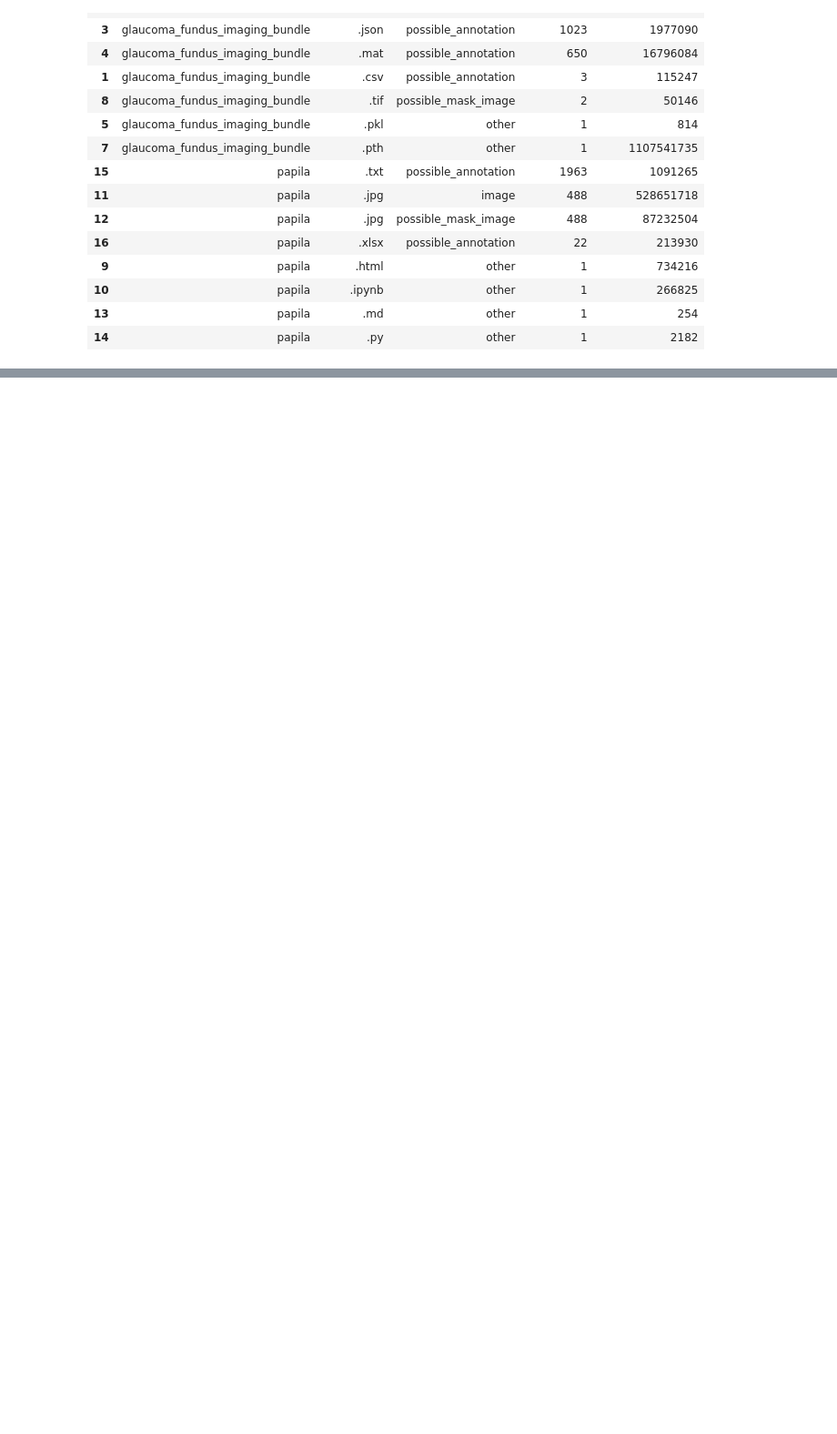
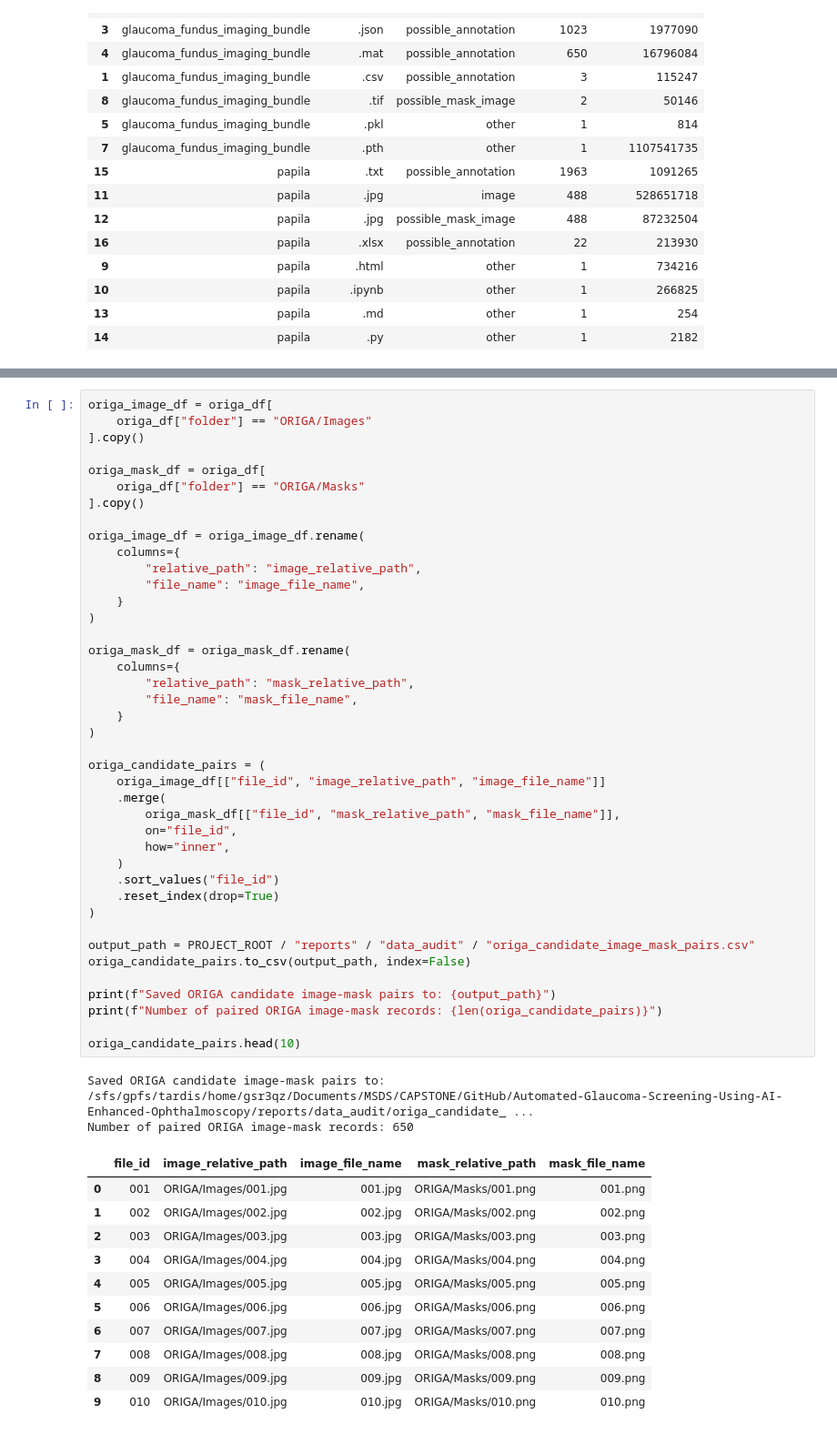
Before and after one commit to Rjashby1/Automated-Glaucoma-Screening-Using-AI-Enhanced-Ophthalmoscopy, a Jupyter notebook: notebooks/01_data_audit_and_manifest.ipynb, the cells around one changed output, grey strips where cells are left out. Shown at 91% size. Cells and saved outputs as stored; diff of their text form; blank space fills up the shorter version.

Commit message:
Add ORIGA image-mask pairing audit

```diff
--- a/notebooks/01_data_audit_and_manifest.ipynb
+++ b/notebooks/01_data_audit_and_manifest.ipynb
@@ -260,0 +356,55 @@ Saved image-like path-pattern summary to: /sfs/gpfs/tardis/home/gsr3qz/Documents
+# %%
+origa_image_df = origa_df[
+    origa_df["folder"] == "ORIGA/Images"
+].copy()
+
+origa_mask_df = origa_df[
+    origa_df["folder"] == "ORIGA/Masks"
+].copy()
+
+origa_image_df = origa_image_df.rename(
+    columns={
+        "relative_path": "image_relative_path",
+        "file_name": "image_file_name",
+    }
+)
+
+origa_mask_df = origa_mask_df.rename(
+    columns={
+        "relative_path": "mask_relative_path",
+        "file_name": "mask_file_name",
+    }
+)
+
+origa_candidate_pairs = (
+    origa_image_df[["file_id", "image_relative_path", "image_file_name"]]
+    .merge(
+        origa_mask_df[["file_id", "mask_relative_path", "mask_file_name"]],
+        on="file_id",
+        how="inner",
+    )
+    .sort_values("file_id")
+    .reset_index(drop=True)
+)
+
+output_path = PROJECT_ROOT / "reports" / "data_audit" / "origa_candidate_image_mask_pairs.csv"
+origa_candidate_pairs.to_csv(output_path, index=False)
+
+print(f"Saved ORIGA candidate image-mask pairs to: {output_path}")
+print(f"Number of paired ORIGA image-mask records: {len(origa_candidate_pairs)}")
+
+origa_candidate_pairs.head(10)
+# %% [output]
+Saved ORIGA candidate image-mask pairs to: /sfs/gpfs/tardis/home/gsr3qz/Documents/MSDS/CAPSTONE/GitHub/Automated-Glaucoma-Screening-Using-AI-Enhanced-Ophthalmoscopy/reports/data_audit/origa_candidate_ ...
+Number of paired ORIGA image-mask records: 650
+|  | file_id | image_relative_path | image_file_name | mask_relative_path | mask_file_name |
+| 0 | 001 | ORIGA/Images/001.jpg | 001.jpg | ORIGA/Masks/001.png | 001.png |
+| 1 | 002 | ORIGA/Images/002.jpg | 002.jpg | ORIGA/Masks/002.png | 002.png |
+| 2 | 003 | ORIGA/Images/003.jpg | 003.jpg | ORIGA/Masks/003.png | 003.png |
+| 3 | 004 | ORIGA/Images/004.jpg | 004.jpg | ORIGA/Masks/004.png | 004.png |
+| 4 | 005 | ORIGA/Images/005.jpg | 005.jpg | ORIGA/Masks/005.png | 005.png |
+| 5 | 006 | ORIGA/Images/006.jpg | 006.jpg | ORIGA/Masks/006.png | 006.png |
+| 6 | 007 | ORIGA/Images/007.jpg | 007.jpg | ORIGA/Masks/007.png | 007.png |
+| 7 | 008 | ORIGA/Images/008.jpg | 008.jpg | ORIGA/Masks/008.png | 008.png |
+| 8 | 009 | ORIGA/Images/009.jpg | 009.jpg | ORIGA/Masks/009.png | 009.png |
+| 9 | 010 | ORIGA/Images/010.jpg | 010.jpg | ORIGA/Masks/010.png | 010.png |
```
Also changed, not shown: parts of 3 cells of this notebook, 2 other files.
